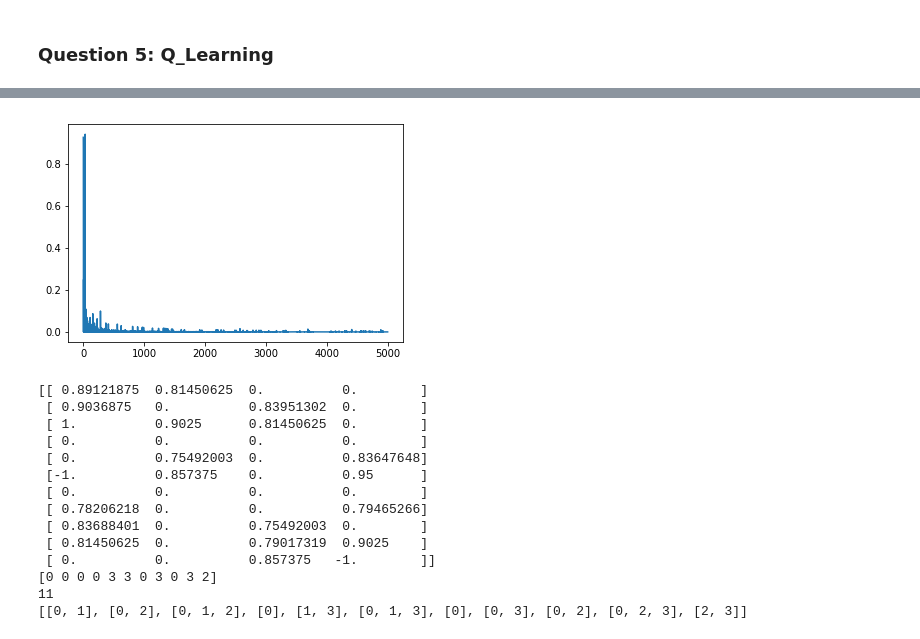
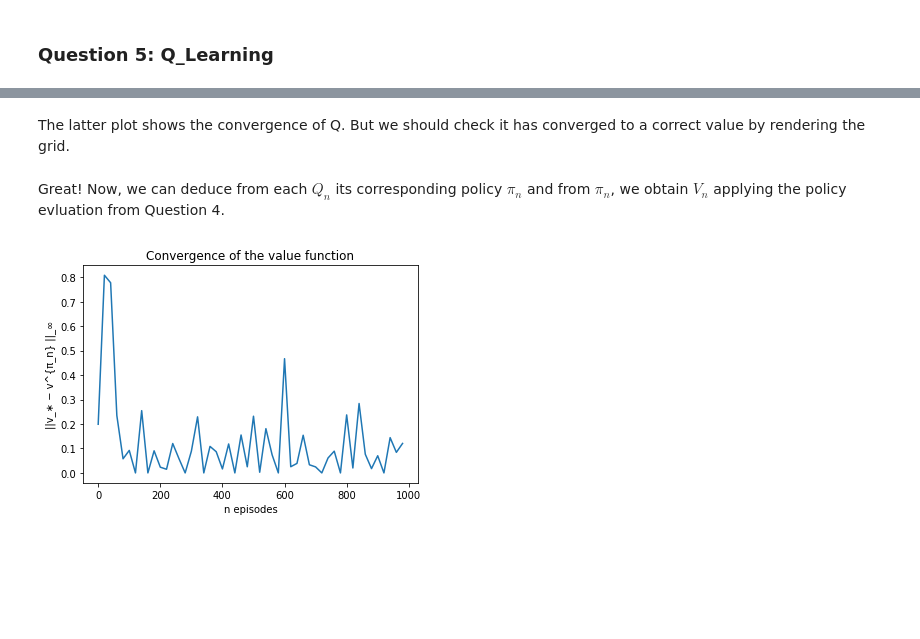
Before and after one commit to plguhur/MVA, a Jupyter notebook: TP-RL-1.ipynb, the cells around one changed output, grey strips where cells are left out. Drawn from its saved outputs; the diff is of its cells as text; code cells hidden in the pictures; blank space fills up the shorter version.

```diff
--- a/TP-RL-1.ipynb
+++ b/TP-RL-1.ipynb
@@ -352,29 +339,0 @@ print(q)
-# %%
-cv_q = []
-for i in range(1, len(qs)):
-    cv_q.append( np.max( qs[i] - qs[i-1]) )
-plt.plot(cv_q)
-plt.show()
-# %% [output]
-[figure, removed]
-# %%
-pi = q_to_policy(q)
-print(q)
-print(pi)
-print(len(pi))
-print(env.state_actions)
-# %% [output]
-[[ 0.89121875  0.81450625  0.          0.        ]
- [ 0.9036875   0.          0.83951302  0.        ]
- [ 1.          0.9025      0.81450625  0.        ]
- [ 0.          0.          0.          0.        ]
- [ 0.          0.75492003  0.          0.83647648]
- [-1.          0.857375    0.          0.95      ]
- [ 0.          0.          0.          0.        ]
- [ 0.78206218  0.          0.          0.79465266]
- [ 0.83688401  0.          0.75492003  0.        ]
- [ 0.81450625  0.          0.79017319  0.9025    ]
- [ 0.          0.          0.857375   -1.        ]]
-[0 0 0 0 3 3 0 3 0 3 2]
-11
-[[0, 1], [0, 2], [0, 1, 2], [0], [1, 3], [0, 1, 3], [0], [0, 3], [0, 2], [0, 2, 3], [2, 3]]
@@ -383,0 +340,2 @@ gridrender.render_q(env, q)
+# %% [markdown]
+The latter plot shows the convergence of Q. But we should check it has converged to a correct value by rendering the grid.
@@ -383,0 +352,43 @@ gridrender.render_q(env, q)
+# %% [markdown]
+Great! Now, we can deduce from each $Q_n$ its corresponding policy $\pi_n$ and from  $\pi_n$, we obtain $V_n$ applying the policy evluation from Question 4.
+# %%
+def _q_to_policy(Q, actions):
+    """ Return the optimal policy from Q"""
+    n_states = Q.shape[0]
+    policy = np.zeros(n_states)
+    for i in range(n_states):
+        policy[i] = actions[i][np.argmax(Q[i, actions[i]])]
+    return policy
+
+
+def q_to_value(env, Q, N=1000):
+    """ Return the estimated value function from Q """
+    def policy(actions, state, pi=None):
+        return pi[state]
+
+    pi = _q_to_policy(Q, env.state_actions)
+    v = mc_value(env, policy, N=1000, pi=pi)
+    return v
+
+n_q = len(qs)
+V = np.zeros((n_q, env.n_states))
+step = 20
+x = range(0, n_q, step)
+
+for n in x:
+    V[n,:] = q_to_value(env, qs[n], N=10000)
+#     print(V[n])
+#     J[n] = ponderate_value(V[n], dist_mu)
+
+Vstar = [0.877,0.928,0.988,0,0.824,0.928,0,0.778,0.824,0.877,0.828]
+cv_v = []
+for i in x:
+    cv_v.append(np.max( V[i] - V[i-step]) )
+#     cv_v.append( np.max( V[i] - Vstar) )
+plt.plot(x, cv_v)
+plt.xlabel("n episodes")
+plt.ylabel("||v_∗ − v^{π_n} ||_∞")
+plt.title("Convergence of the value function")
+plt.show()
+# %% [output]
+[figure, added]
```
Also changed, not shown: parts of 10 cells of this notebook.
